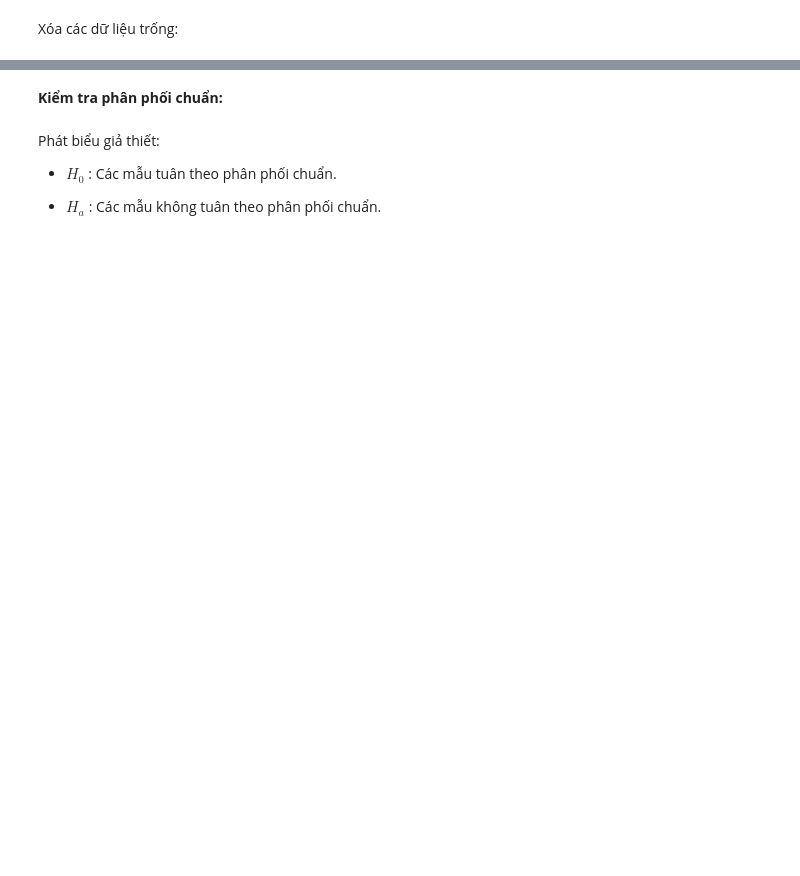
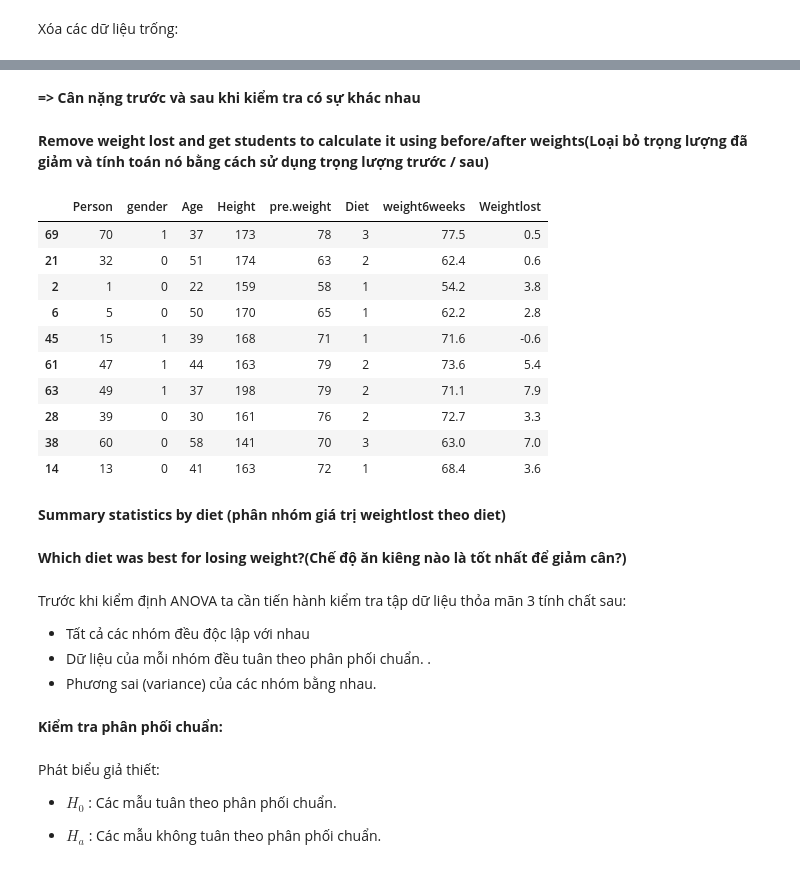
Before and after one commit to lmquann/DoAnPTDLPython2022, a Jupyter notebook: DOAN_ThongKeSuyDien.ipynb, the cells around one changed output, grey strips where cells are left out. Drawn from its saved outputs; the diff is of its cells as text; code cells hidden in the pictures; blank space fills up the shorter version.

```diff
--- a/DOAN_ThongKeSuyDien.ipynb
+++ b/DOAN_ThongKeSuyDien.ipynb
@@ -48,0 +62,21 @@ df
+# %% [markdown]
+**=> Cân nặng trước và sau khi kiểm tra có sự khác nhau**
+# %% [markdown]
+**Remove weight lost and get students to calculate it using before/after weights(Loại bỏ trọng lượng đã giảm và tính toán nó bằng cách sử dụng trọng lượng trước / sau)**
+# %%
+df["Weightlost"] = (df["pre.weight"] - df["weight6weeks"]).values
+df.sample(10)
+# %% [output]
+|  | Person | gender | Age | Height | pre.weight | Diet | weight6weeks | Weightlost |
+| 69 | 70 | 1 | 37 | 173 | 78 | 3 | 77.5 | 0.5 |
+| 21 | 32 | 0 | 51 | 174 | 63 | 2 | 62.4 | 0.6 |
+| 2 | 1 | 0 | 22 | 159 | 58 | 1 | 54.2 | 3.8 |
+| 6 | 5 | 0 | 50 | 170 | 65 | 1 | 62.2 | 2.8 |
+| 45 | 15 | 1 | 39 | 168 | 71 | 1 | 71.6 | -0.6 |
+| 61 | 47 | 1 | 44 | 163 | 79 | 2 | 73.6 | 5.4 |
+| 63 | 49 | 1 | 37 | 198 | 79 | 2 | 71.1 | 7.9 |
+| 28 | 39 | 0 | 30 | 161 | 76 | 2 | 72.7 | 3.3 |
+| 38 | 60 | 0 | 58 | 141 | 70 | 3 | 63.0 | 7.0 |
+| 14 | 13 | 0 | 41 | 163 | 72 | 1 | 68.4 | 3.6 |
+# %% [markdown]
+**Summary statistics by diet (phân nhóm giá trị weightlost theo diet)**
@@ -49,3 +87,11 @@ df
+# %% [markdown]
+
+**Which diet was best for losing weight?(Chế độ ăn kiêng nào là tốt nhất để giảm cân?)**
+# %% [markdown]
+Trước khi kiểm định ANOVA ta cần tiến hành kiểm tra tập dữ liệu thỏa mãn 3 tính chất sau:
++ Tất cả các nhóm đều độc lập với nhau
++ Dữ liệu của mỗi nhóm đều tuân theo phân phối chuẩn. .
++ Phương sai (variance) của các nhóm bằng nhau.
 # %% [markdown]
 **Kiểm tra phân phối chuẩn:**
 # %% [markdown]
```
Also changed, not shown: parts of 25 cells of this notebook.
